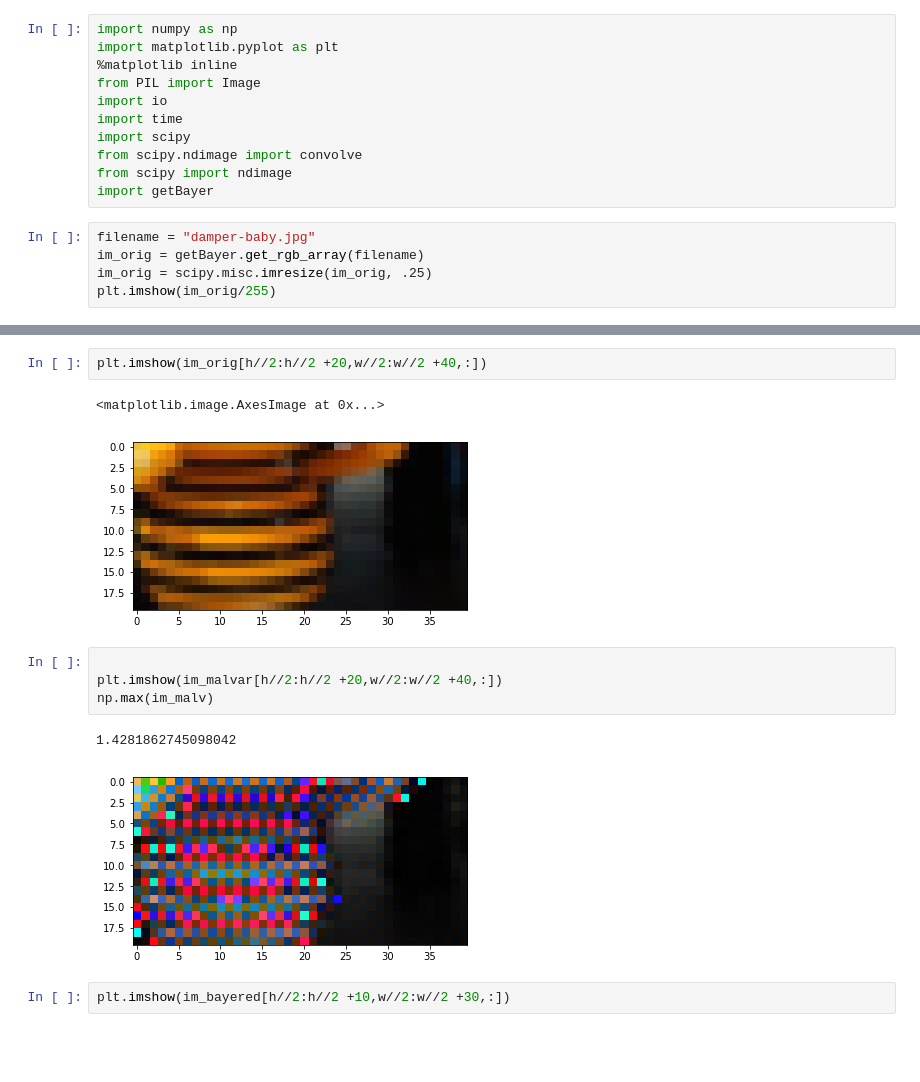
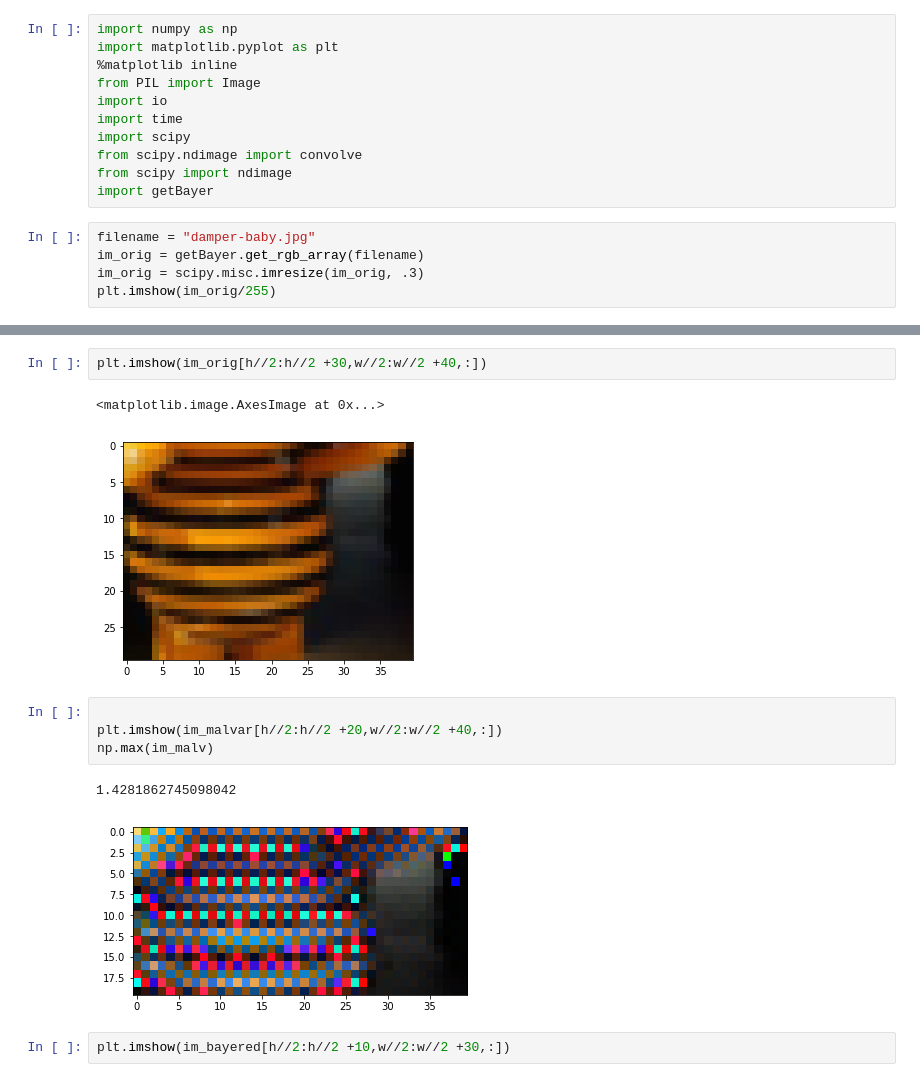
Before and after one commit to newsch/wonky-bobbin, a Jupyter notebook: Figures.ipynb, the cells around one changed output, grey strips where cells are left out. Drawn from its saved outputs; the diff is of its cells as text; blank space fills up the shorter version.

```diff
--- a/Figures.ipynb
+++ b/Figures.ipynb
@@ -12,7 +12,7 @@ import getBayer
 # %%
 filename = "damper-baby.jpg"
 im_orig = getBayer.get_rgb_array(filename)
-im_orig = scipy.misc.imresize(im_orig, .25)
+im_orig = scipy.misc.imresize(im_orig, .3)
 plt.imshow(im_orig/255)
 # %% [output]
 <matplotlib.image.AxesImage at 0x...>
@@ -49,15 +49,15 @@ plt.imshow(im_bilinear[h//2:h//2 +20,w//2:w//2 +40,:])
 # %%
-plt.imshow(im_orig[h//2:h//2 +20,w//2:w//2 +40,:])
+plt.imshow(im_orig[h//2:h//2 +30,w//2:w//2 +40,:])
 # %% [output]
 <matplotlib.image.AxesImage at 0x...>
-[figure, old version]
+[figure, new version]
 # %%
 
 plt.imshow(im_malvar[h//2:h//2 +20,w//2:w//2 +40,:])
 np.max(im_malv)
 # %% [output]
 1.4281862745098042
-[figure, old version]
+[figure, new version]
 # %%
 plt.imshow(im_bayered[h//2:h//2 +10,w//2:w//2 +30,:])
 # %% [output]
```
Also changed, not shown: parts of 4 cells of this notebook.
